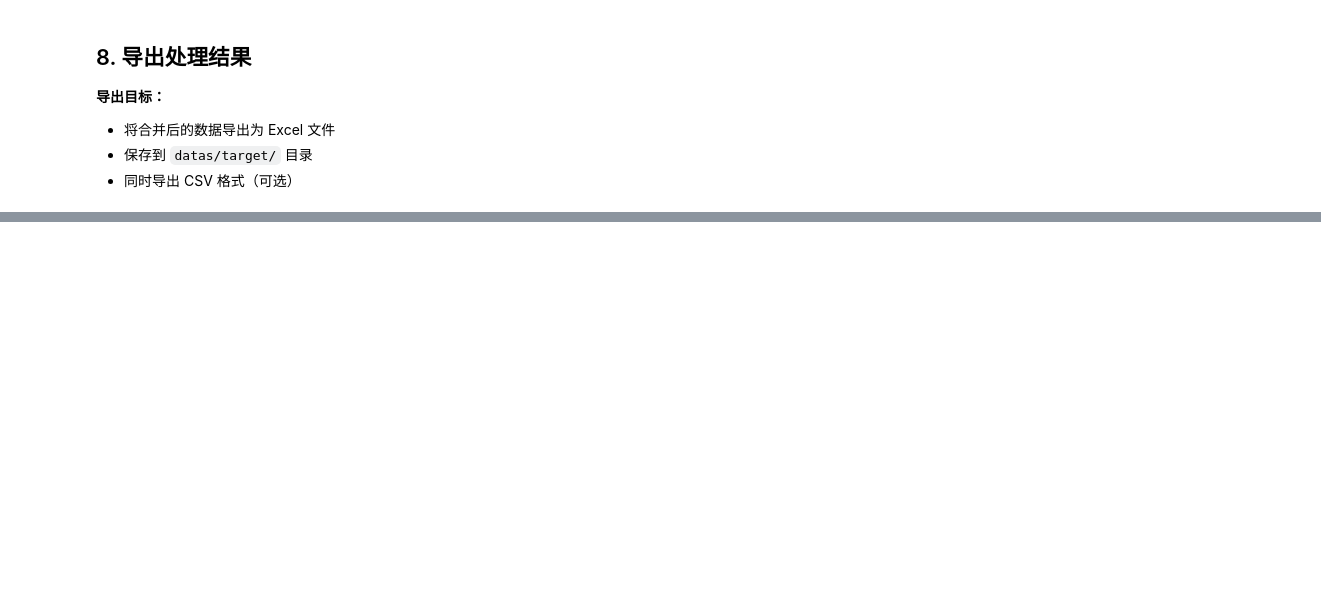
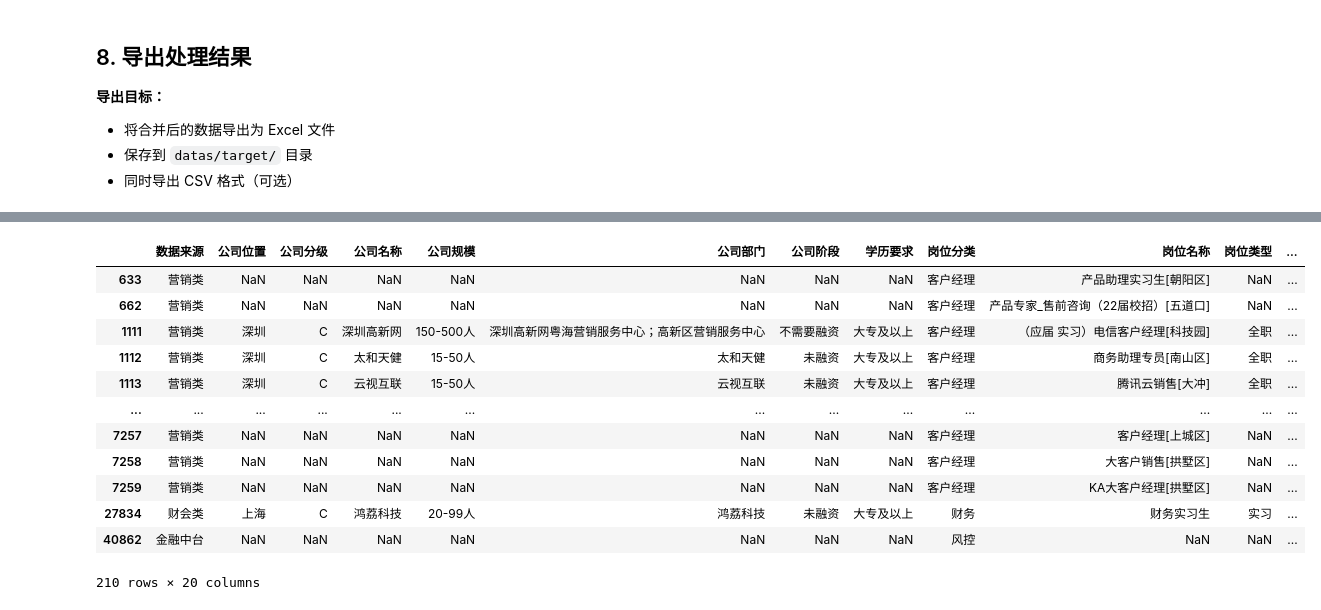
Before and after one commit to WangLaoShi/JD, a Jupyter notebook: 02_数据处理.ipynb, the cells around one changed output, grey strips where cells are left out. Drawn from its saved outputs; the diff is of its cells as text; code cells hidden in the pictures; blank space fills up the shorter version.

```diff
--- a/02_数据处理.ipynb
+++ b/02_数据处理.ipynb
@@ -1157,0 +1572,17 @@ print("=" * 80)
+# %%
+# 查看薪资为空的数据
+merged_df[merged_df['薪资'].isna()]
+# %% [output]
+|  | 数据来源 | 公司位置 | 公司分级 | 公司名称 | 公司规模 | 公司部门 | 公司阶段 | 学历要求 | 岗位分类 | 岗位名称 | 岗位类型 | ... |
+| 633 | 营销类 | NaN | NaN | NaN | NaN | NaN | NaN | NaN | 客户经理 | 产品助理实习生[朝阳区] | NaN | ... |
+| 662 | 营销类 | NaN | NaN | NaN | NaN | NaN | NaN | NaN | 客户经理 | 产品专家_售前咨询（22届校招）[五道口] | NaN | ... |
+| 1111 | 营销类 | 深圳 | C | 深圳高新网 | 150-500人 | 深圳高新网粤海营销服务中心；高新区营销服务中心 | 不需要融资 | 大专及以上 | 客户经理 | （应届 实习）电信客户经理[科技园] | 全职 | ... |
+| 1112 | 营销类 | 深圳 | C | 太和天健 | 15-50人 | 太和天健 | 未融资 | 大专及以上 | 客户经理 | 商务助理专员[南山区] | 全职 | ... |
+| 1113 | 营销类 | 深圳 | C | 云视互联 | 15-50人 | 云视互联 | 未融资 | 大专及以上 | 客户经理 | 腾讯云销售[大冲] | 全职 | ... |
+| ... | ... | ... | ... | ... | ... | ... | ... | ... | ... | ... | ... | ... |
+| 7257 | 营销类 | NaN | NaN | NaN | NaN | NaN | NaN | NaN | 客户经理 | 客户经理[上城区] | NaN | ... |
+| 7258 | 营销类 | NaN | NaN | NaN | NaN | NaN | NaN | NaN | 客户经理 | 大客户销售[拱墅区] | NaN | ... |
+| 7259 | 营销类 | NaN | NaN | NaN | NaN | NaN | NaN | NaN | 客户经理 | KA大客户经理[拱墅区] | NaN | ... |
+| 27834 | 财会类 | 上海 | C | 鸿荔科技 | 20-99人 | 鸿荔科技 | 未融资 | 大专及以上 | 财务 | 财务实习生 | 实习 | ... |
+| 40862 | 金融中台 | NaN | NaN | NaN | NaN | NaN | NaN | NaN | 风控 | NaN | NaN | ... |
+210 rows × 20 columns
```
Also changed, not shown: parts of 40 cells of this notebook, 25 other files.
